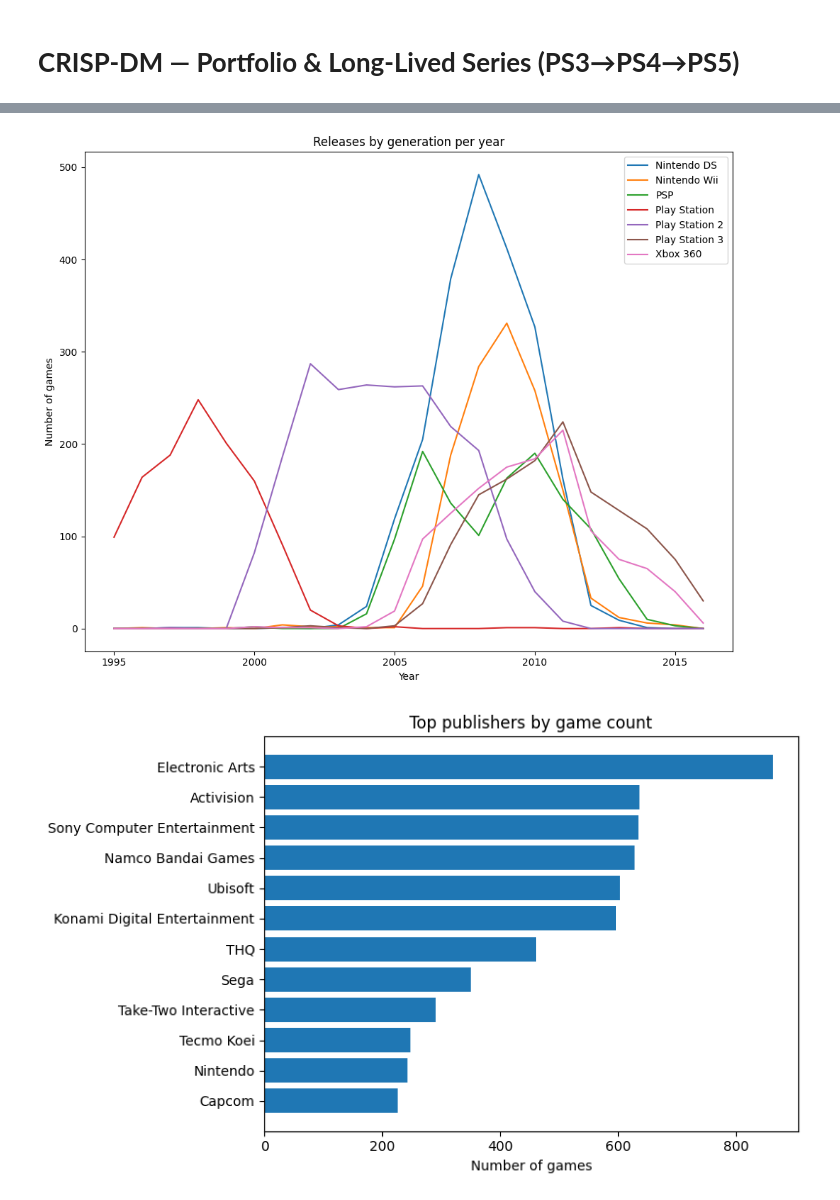
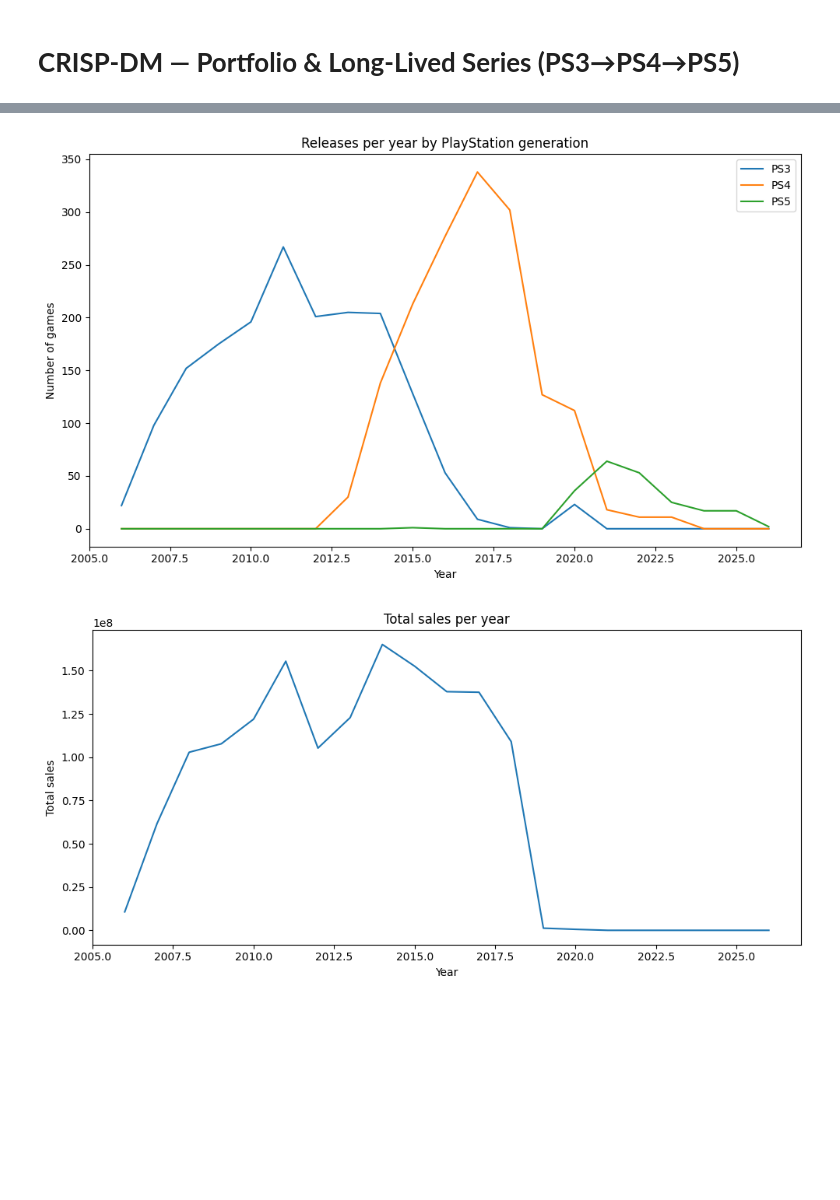
Before and after one commit to PhilipFilippenko/DataAnalyticsCA2, a Jupyter notebook: PhilipFilippenkoCA2/DataAnalyticsCA2.ipynb, the cells around one changed output, grey strips where cells are left out. Saved outputs shown, nothing was run; the diff lists cells and outputs as text; code cells hidden in the pictures; blank space fills up the shorter version.

```diff
--- a/PhilipFilippenkoCA2/DataAnalyticsCA2.ipynb
+++ b/PhilipFilippenkoCA2/DataAnalyticsCA2.ipynb
@@ -61,40 +63,53 @@ We want to understand how sequel performance changes across console generations
 # %%
 import pandas as pd
 import matplotlib.pyplot as plt
 
-df = pd.read_csv('vgsales.csv')
+df = pd.read_csv('PlayStationSales.csv')
+
+df['Release Date'] = pd.to_datetime(df['Release Date'], errors='coerce', dayfirst=True)
+df['Year'] = df['Release Date'].dt.year
 df = df.dropna(subset=['Year'])
 df['Year'] = df['Year'].astype(int)
-df['Platform'] = df['Platform'].astype(str)
 
-df = df[df['Year'] >= 1995]
+df['Console'] = df['Console'].astype(str)
 
-platform_counts = df['Platform'].value_counts()
-popular_platforms = platform_counts[platform_counts >= 1100].index
+rel = df.pivot_table(
+    index='Year',
+    columns='Console',
+    values='Game',
+    aggfunc='count'
+).fillna(0).sort_index()
 
-df = df[df['Platform'].isin(popular_platforms)]
-
-rel = df.pivot_table(index='Year', columns='Platform', values='Name', aggfunc='count').fillna(0).sort_index()
-
-plt.figure(figsize=(10, 8))
+plt.figure(figsize=(10, 6))
 for c in rel.columns:
-  plt.plot(rel.index, rel[c], label=c)
+    plt.plot(rel.index, rel[c], label=c)
 
 plt.xlabel('Year')
 plt.ylabel('Number of games')
-plt.title('Releases by generation per year')
+plt.title('Releases per year by PlayStation generation')
 plt.legend()
 plt.tight_layout()
 plt.show()
 
-top_pub = df['Publisher'].fillna('Unknown').value_counts().head(12).sort_values()
+if 'Total Sales' in df.columns:
+    sales_per_year = df.groupby('Year')['Total Sales'].sum().reset_index(name='TotalSales')
+
+    plt.figure(figsize=(10, 5))
+    plt.plot(sales_per_year['Year'], sales_per_year['TotalSales'])
+    plt.xlabel('Year')
+    plt.ylabel('Total sales')
+    plt.title('Total sales per year')
+    plt.tight_layout()
+    plt.show()
+
+top_pub = df.groupby('Publisher')['Total Sales'].sum().sort_values(ascending=False).head(12)
 
 plt.figure(figsize=(8, 5))
-plt.barh(top_pub.index, top_pub.values)
-plt.xlabel('Number of games')
-plt.title('Top publishers by game count')
+plt.barh(top_pub.index[::-1], top_pub.values[::-1])
+plt.xlabel('Total sales')
+plt.title('Top publishers by total sales')
 plt.tight_layout()
 plt.show()
 # %% [output]
-[figure, old version]
+[figure, new version]
-[figure, old version]
+[figure, new version]
```
Also changed, not shown: parts of 5 cells of this notebook, 1 other file.
